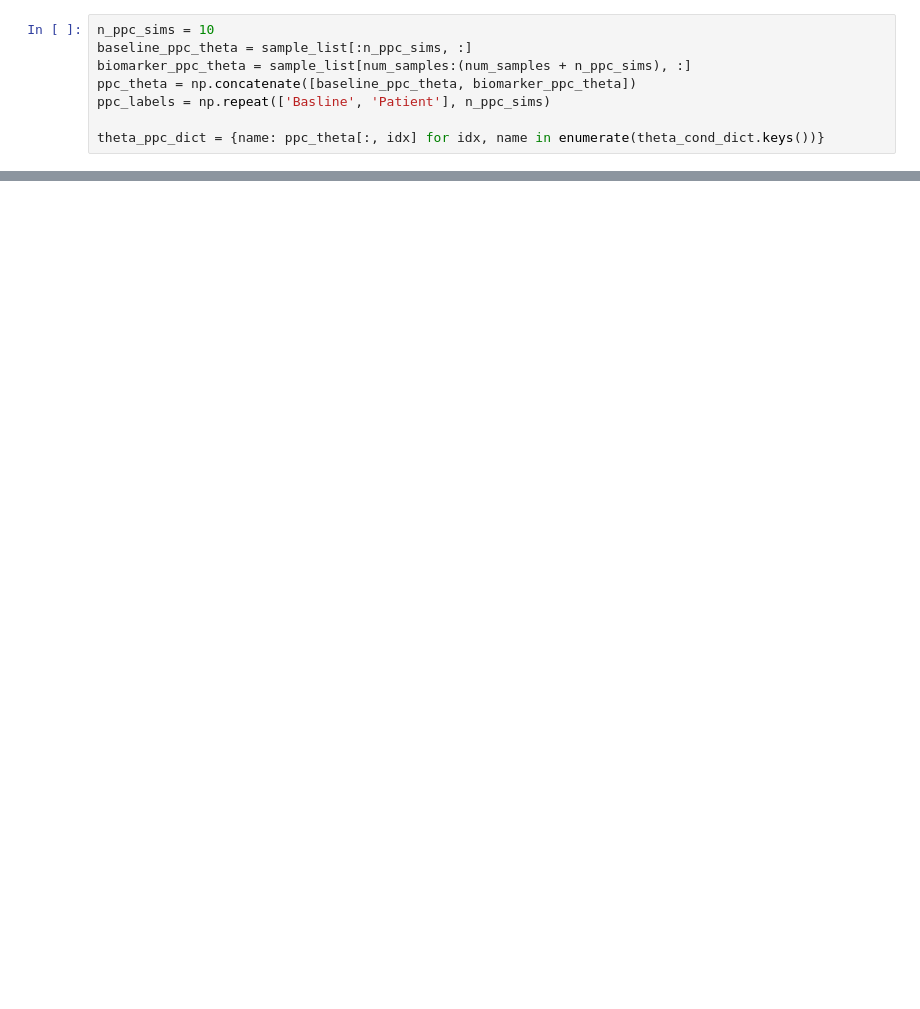
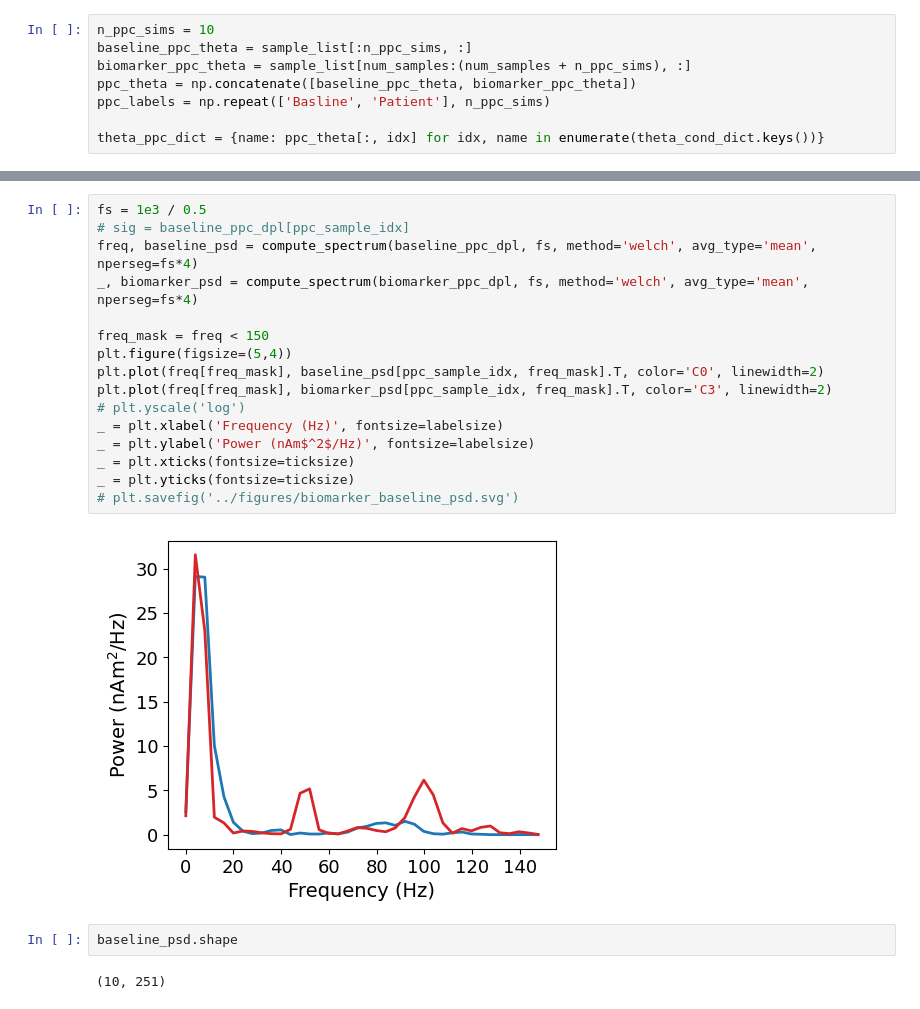
Before and after one commit to ntolley/hnn_jove, a Jupyter notebook: notebooks/drug_moa_sbi_ppc.ipynb, the cells around one changed output, grey strips where cells are left out. Saved outputs shown, nothing was run; the diff lists cells and outputs as text; blank space fills up the shorter version.

```diff
--- a/notebooks/drug_moa_sbi_ppc.ipynb
+++ b/notebooks/drug_moa_sbi_ppc.ipynb
@@ -431,0 +409,22 @@ plt.savefig('../figures/baseline_biomaker_spike_raster.svg')
+# %%
+fs = 1e3 / 0.5
+# sig = baseline_ppc_dpl[ppc_sample_idx]
+freq, baseline_psd = compute_spectrum(baseline_ppc_dpl, fs, method='welch', avg_type='mean', nperseg=fs*4)
+_, biomarker_psd = compute_spectrum(biomarker_ppc_dpl, fs, method='welch', avg_type='mean', nperseg=fs*4)
+
+freq_mask = freq < 150
+plt.figure(figsize=(5,4))
+plt.plot(freq[freq_mask], baseline_psd[ppc_sample_idx, freq_mask].T, color='C0', linewidth=2)
+plt.plot(freq[freq_mask], biomarker_psd[ppc_sample_idx, freq_mask].T, color='C3', linewidth=2)
+# plt.yscale('log')
+_ = plt.xlabel('Frequency (Hz)', fontsize=labelsize)
+_ = plt.ylabel('Power (nAm$^2$/Hz)', fontsize=labelsize)
+_ = plt.xticks(fontsize=ticksize)
+_ = plt.yticks(fontsize=ticksize)
+# plt.savefig('../figures/biomarker_baseline_psd.svg')
+# %% [output]
+[figure, added]
+# %%
+baseline_psd.shape
+# %% [output]
+(10, 251)
```
Also changed, not shown: parts of 10 cells of this notebook, 6 other files.
